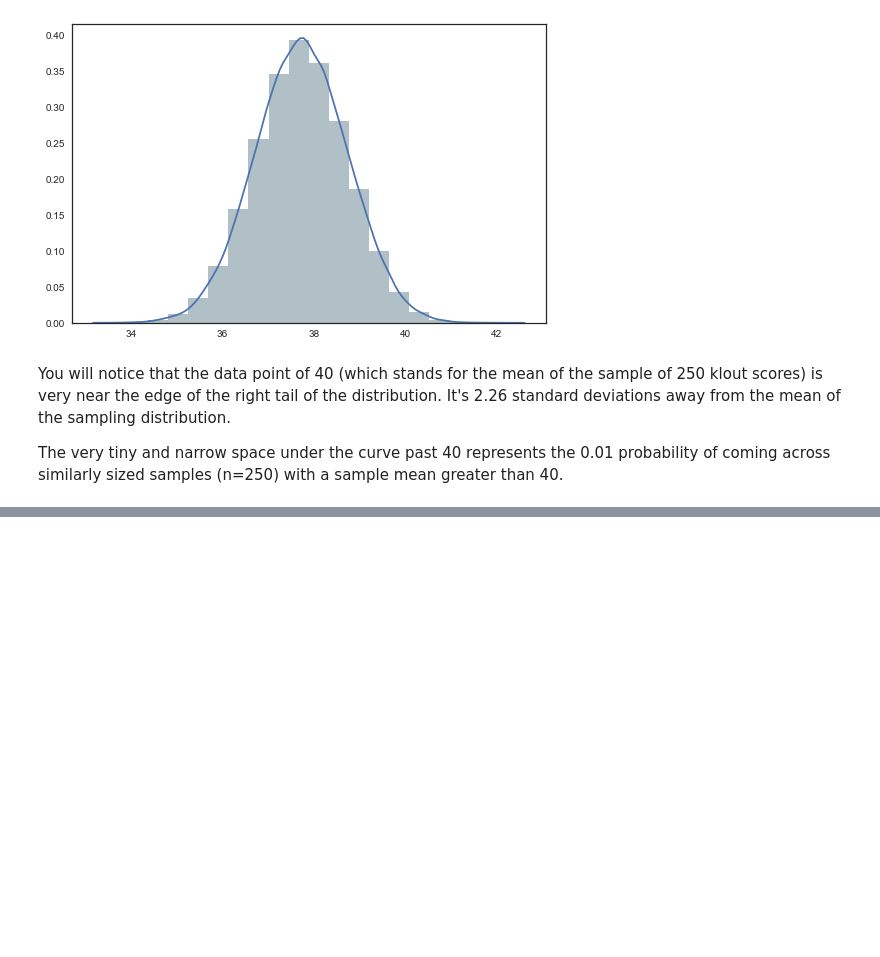
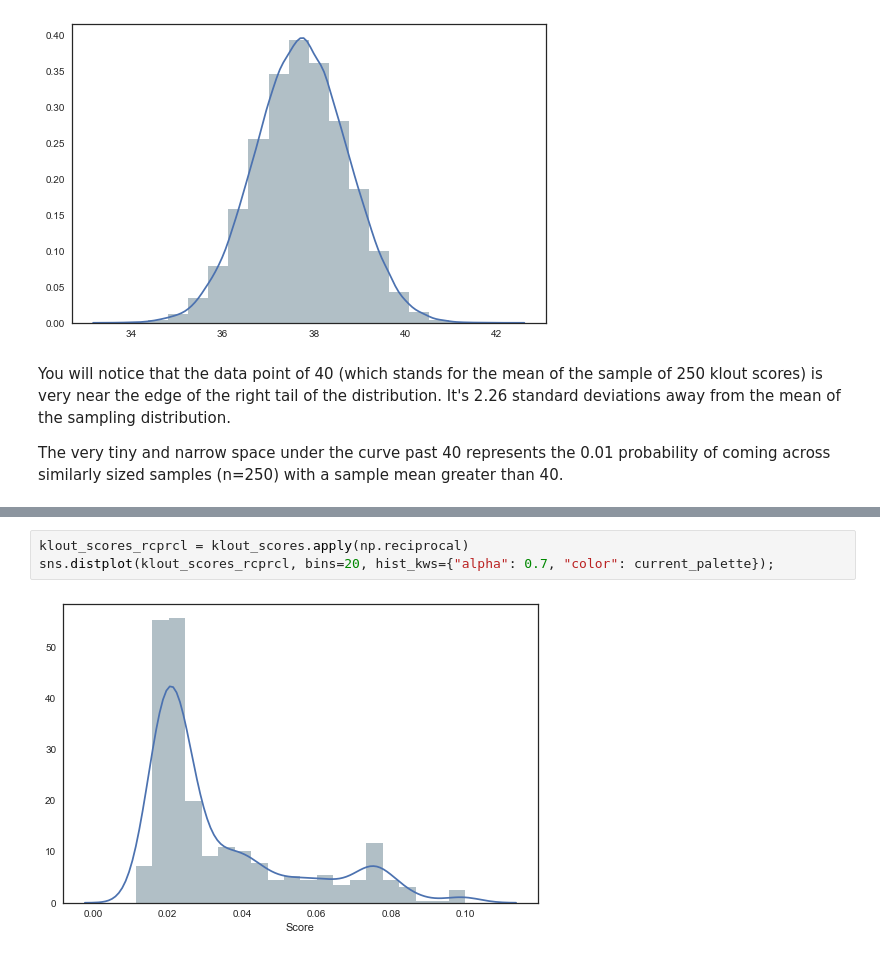
Before and after one commit to mugofjoe/inferential-statistics, a Jupyter notebook: 01 Introduction and Review.ipynb, the cells around one changed output, grey strips where cells are left out. Cells and saved outputs as stored; diff of their text form; blank space fills up the shorter version.

```diff
--- a/01 Introduction and Review.ipynb
+++ b/01 Introduction and Review.ipynb
@@ -295,0 +396,5 @@ The very tiny and narrow space under the curve past 40 represents the 0.01 proba
+# %%
+klout_scores_rcprcl = klout_scores.apply(np.reciprocal)
+sns.distplot(klout_scores_rcprcl, bins=20, hist_kws={"alpha": 0.7, "color": current_palette});
+# %% [output]
+[figure, added]
```
Also changed, not shown: parts of 21 cells of this notebook.
